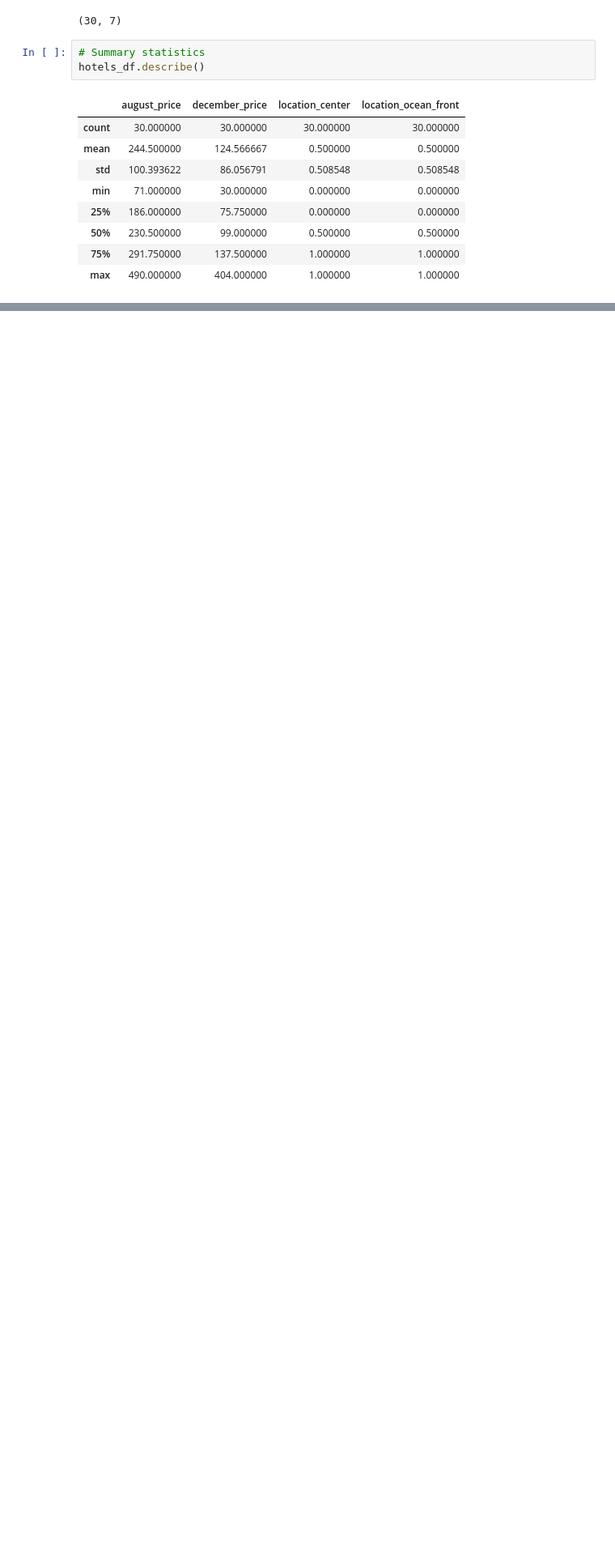
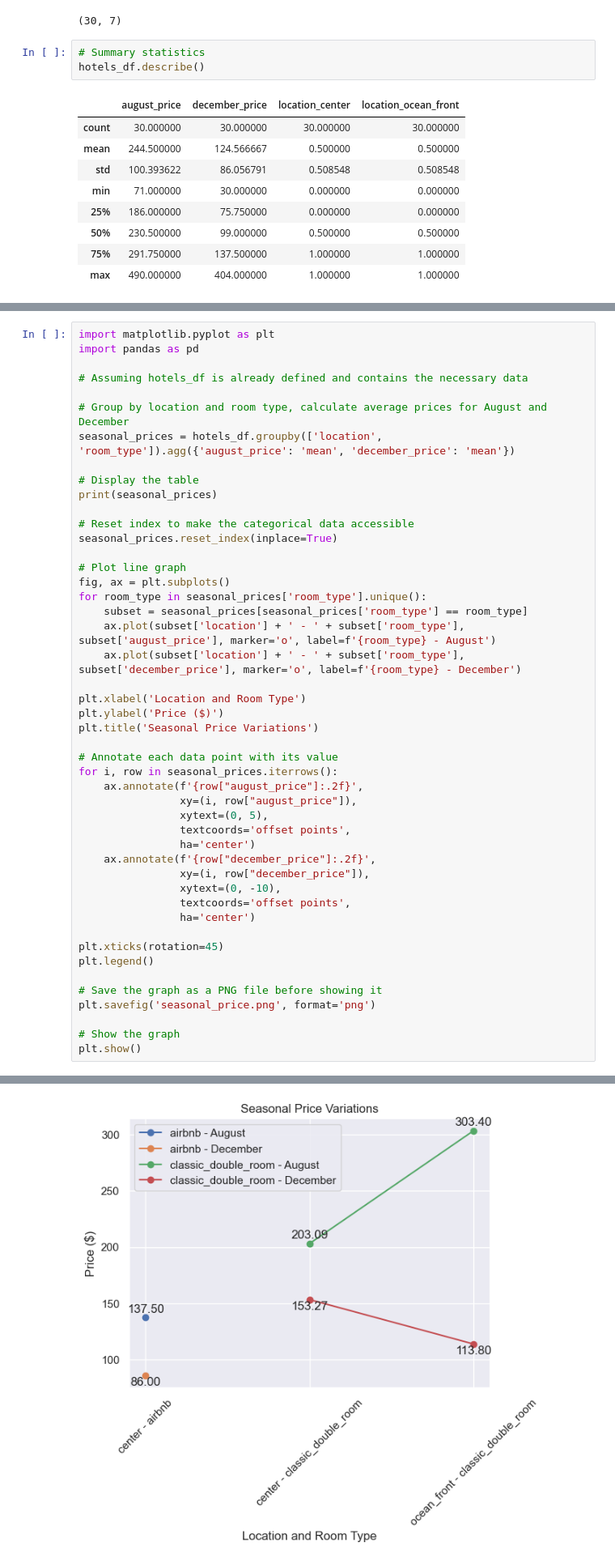
Before and after one commit to margaret613/ECON-300, a Jupyter notebook: Econ300_Hotel_Rimini.ipynb, the cells around one changed output, grey strips where cells are left out. Shown at 81% size. Cells and saved outputs as stored; diff of their text form; blank space fills up the shorter version.

```diff
--- a/Econ300_Hotel_Rimini.ipynb
+++ b/Econ300_Hotel_Rimini.ipynb
@@ -120,0 +126,48 @@ ocean_front classic_double_room    303.400000      113.800000
+# %%
+import matplotlib.pyplot as plt
+import pandas as pd
+
+# Assuming hotels_df is already defined and contains the necessary data
+
+# Group by location and room type, calculate average prices for August and December
+seasonal_prices = hotels_df.groupby(['location', 'room_type']).agg({'august_price': 'mean', 'december_price': 'mean'})
+
+# Display the table
+print(seasonal_prices)
+
+# Reset index to make the categorical data accessible
+seasonal_prices.reset_index(inplace=True)
+
+# Plot line graph
+fig, ax = plt.subplots()
+for room_type in seasonal_prices['room_type'].unique():
+    subset = seasonal_prices[seasonal_prices['room_type'] == room_type]
+    ax.plot(subset['location'] + ' - ' + subset['room_type'], subset['august_price'], marker='o', label=f'{room_type} - August')
+    ax.plot(subset['location'] + ' - ' + subset['room_type'], subset['december_price'], marker='o', label=f'{room_type} - December')
+
+plt.xlabel('Location and Room Type')
+plt.ylabel('Price ($)')
+plt.title('Seasonal Price Variations')
+
+# Annotate each data point with its value
+for i, row in seasonal_prices.iterrows():
+    ax.annotate(f'{row["august_price"]:.2f}',
+                xy=(i, row["august_price"]),
+                xytext=(0, 5),
+                textcoords='offset points',
+                ha='center')
+    ax.annotate(f'{row["december_price"]:.2f}',
+                xy=(i, row["december_price"]),
+                xytext=(0, -10),
+                textcoords='offset points',
+                ha='center')
+
+plt.xticks(rotation=45)
+plt.legend()
+
+# Save the graph as a PNG file before showing it
+plt.savefig('seasonal_price.png', format='png')
+
+# Show the graph
+plt.show()
+# %% [output]
@@ -121,3 +179,4 @@ ocean_front classic_double_room    303.400000      113.800000
+[figure, added]
 # %%
 # Group by location, calculate average prices for each location
 location_prices = hotels_df.groupby('location').agg({'august_price': 'mean', 'december_price': 'mean'})
```
Also changed, not shown: parts of 3 cells of this notebook, 3 other files.
